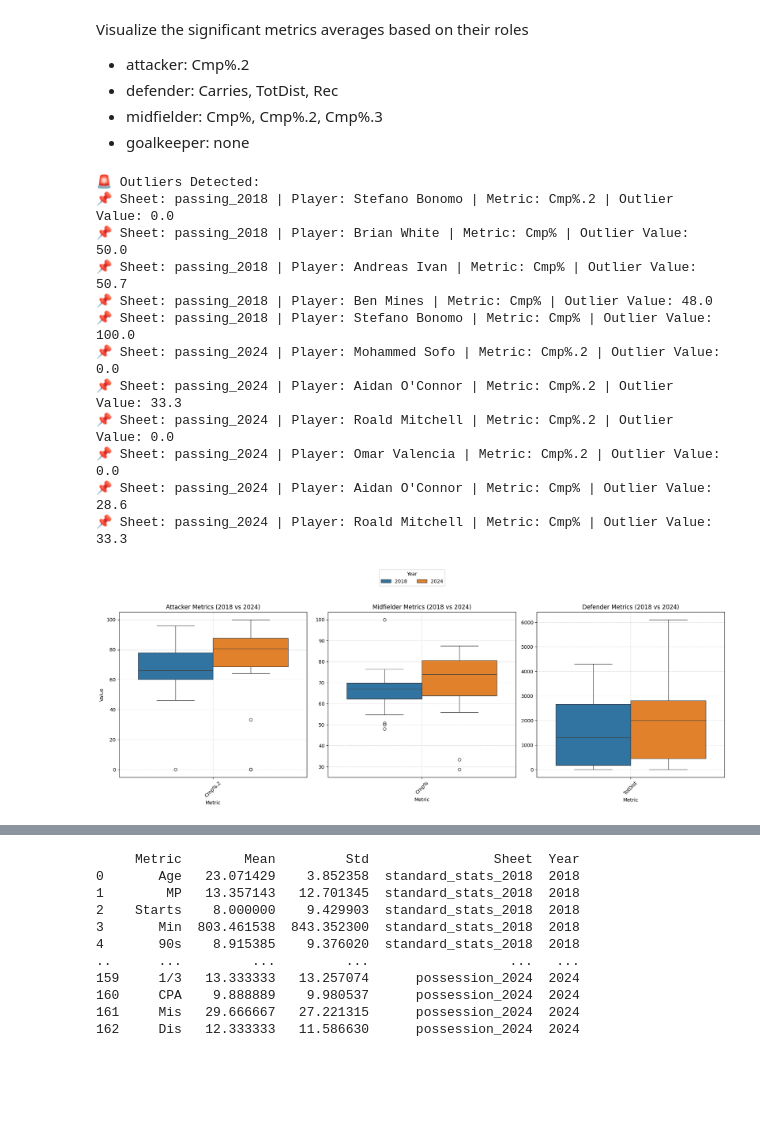
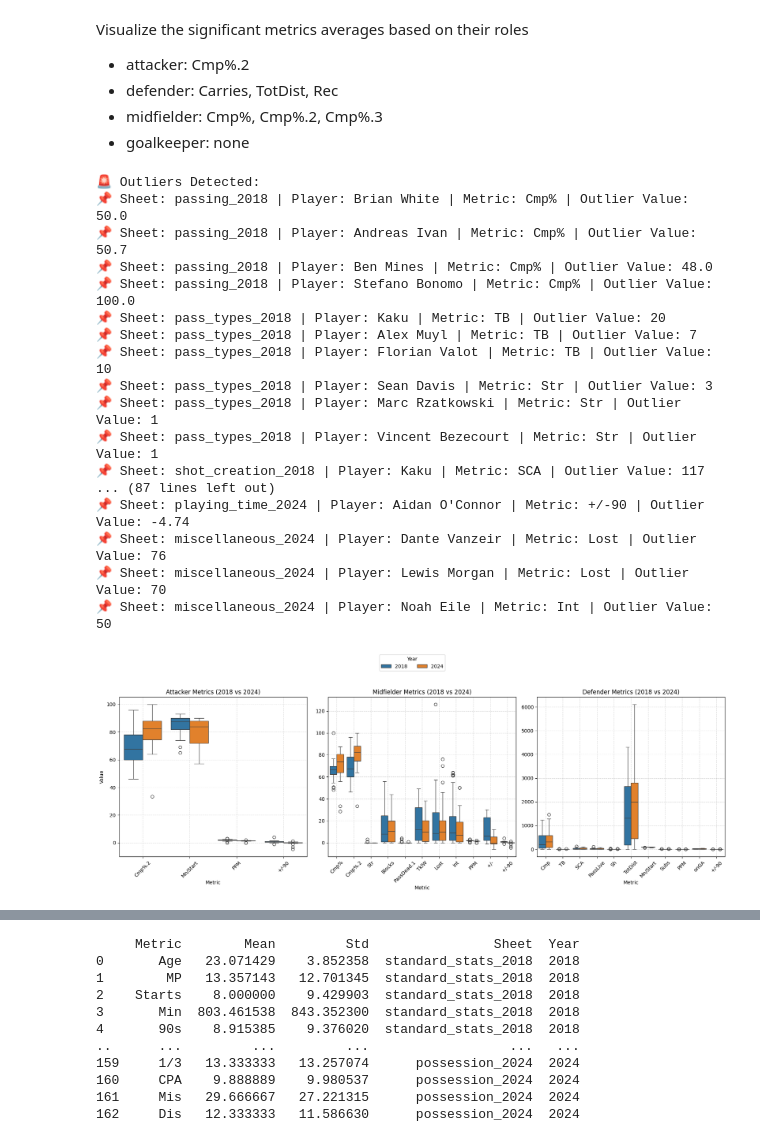
Before and after one commit to LouMeziere/Match-Performance-Analysis, a Jupyter notebook: analysis_roles.ipynb, the cells around one changed output, grey strips where cells are left out. Saved outputs shown, nothing was run; the diff lists cells and outputs as text; code cells hidden in the pictures; blank space fills up the shorter version.

Commit message:
performance graph /90

```diff
--- a/analysis_roles.ipynb
+++ b/analysis_roles.ipynb
@@ -140,7 +341,7 @@ general_stats_2018_cols = set(all_data.get("standard_stats_2018", pd.DataFrame()
 general_stats_2024_cols = set(all_data.get("standard_stats_2024", pd.DataFrame()).columns)
 
 # Drop Pos because it must be kept in all sheets
-general_stats_2018_cols = [col for col in general_stats_2024_cols if col not in {"Pos", "Player"}]
+general_stats_2018_cols = [col for col in general_stats_2018_cols if col not in {"Pos", "Player"}]
 general_stats_2024_cols = [col for col in general_stats_2024_cols if col not in {"Pos", "Player"}]
 
 print(general_stats_2018_cols)
@@ -567,18 +773,18 @@ Visualize the significant metrics averages based on their roles
 # %%
 # Role-based metrics selection
 role_metrics = {
-    "Defender": ["TotDist"],
-    "Midfielder": ["Cmp%"],
-    "Attacker": ["Cmp%.2"],
+    "Defender": ["TotDist", "Cmp", 'TB', 'SCA', 'PassLive', 'Sh', 'Mn/Start', 'Subs', 'PPM', 'onGA', "+/-90"],
+    "Midfielder": ["Cmp%", 'Cmp%.2', 'Str', 'Blocks', 'PassDead.1', 'TklW', 'Lost', 'Int', 'PPM', '+/-', '+/-90'],
+    "Attacker": ["Cmp%.2", 'Mn/Start', 'PPM', '+/-90', ],
     "Goalkeeper": []
 }
 
 # Relevant sheets per role
 role_sheets = {
-    "Attacker": ["standard_stats", "shooting", "possession", "passing"],
-    "Defender": ["standard_stats", "defensive_action", "possession"],
-    "Midfielder": ["standard_stats", "passing", "possession", "defensive_action"],
-    "Goalkeeper": ["standard_stats", "goalkeeping", "advanced_goalkeeping"]
+    "Attacker": ["standard_stats", "shooting", "possession", "passing", 'pass_types', 'shot_creation', 'playing_time', 'miscellaneous'],
+    "Defender": ["standard_stats", "defensive_action", "possession", 'pass_types', 'shot_creation', 'playing_time', 'miscellaneous'],
+    "Midfielder": ["standard_stats", "passing", "possession", "defensive_action", 'pass_types', 'shot_creation', 'playing_time', 'miscellaneous'],
+    "Goalkeeper": ["standard_stats", "goalkeeping", "advanced_goalkeeping", 'pass_types', 'shot_creation', 'playing_time', 'miscellaneous']
 }
 
 # Prepare data for box plots
@@ -657,38 +863,43 @@ custom_palette = {2018: "#1f77b4", 2024: "#ff7f0e"}  # Blue for 2018, Orange for
 for i, role in enumerate(roles_to_plot):
     role_df = boxplot_df[boxplot_df["Role"] == role]
 
     if not role_df.empty:
         sns.boxplot(
             x="Metric", y="Value", hue="Year", data=role_df, ax=axes[i], palette=custom_palette
         )
         axes[i].set_title(f"{role} Metrics (2018 vs 2024)")
         axes[i].set_xlabel("Metric")
         axes[i].set_ylabel("Value" if i == 0 else "")  # Only first plot shows Y-label
         axes[i].tick_params(axis='x', rotation=45)  # Rotate labels for readability
         axes[i].grid(True, linestyle="--", alpha=0.5)
 
 # Remove individual legends
 handles, labels = axes[0].get_legend_handles_labels()
 for ax in axes:
     ax.get_legend().remove()
 
 # Create a single legend outside the plot
 fig.legend(handles, labels, title="Year", loc="upper center", ncol=2, bbox_to_anchor=(0.5, 1.15))
 
 # Adjust layout
 plt.tight_layout()
 plt.show()
 # %% [output]
 🚨 Outliers Detected:
-📌 Sheet: passing_2018 | Player: Stefano Bonomo | Metric: Cmp%.2 | Outlier Value: 0.0
 📌 Sheet: passing_2018 | Player: Brian White | Metric: Cmp% | Outlier Value: 50.0
 📌 Sheet: passing_2018 | Player: Andreas Ivan | Metric: Cmp% | Outlier Value: 50.7
 📌 Sheet: passing_2018 | Player: Ben Mines | Metric: Cmp% | Outlier Value: 48.0
 📌 Sheet: passing_2018 | Player: Stefano Bonomo | Metric: Cmp% | Outlier Value: 100.0
-📌 Sheet: passing_2024 | Player: Mohammed Sofo | Metric: Cmp%.2 | Outlier Value: 0.0
-📌 Sheet: passing_2024 | Player: Aidan O'Connor | Metric: Cmp%.2 | Outlier Value: 33.3
-📌 Sheet: passing_2024 | Player: Roald Mitchell | Metric: Cmp%.2 | Outlier Value: 0.0
-📌 Sheet: passing_2024 | Player: Omar Valencia | Metric: Cmp%.2 | Outlier Value: 0.0
-📌 Sheet: passing_2024 | Player: Aidan O'Connor | Metric: Cmp% | Outlier Value: 28.6
-📌 Sheet: passing_2024 | Player: Roald Mitchell | Metric: Cmp% | Outlier Value: 33.3
+📌 Sheet: pass_types_2018 | Player: Kaku | Metric: TB | Outlier Value: 20
+📌 Sheet: pass_types_2018 | Player: Alex Muyl | Metric: TB | Outlier Value: 7
+📌 Sheet: pass_types_2018 | Player: Florian Valot | Metric: TB | Outlier Value: 10
+📌 Sheet: pass_types_2018 | Player: Sean Davis | Metric: Str | Outlier Value: 3
+📌 Sheet: pass_types_2018 | Player: Marc Rzatkowski | Metric: Str | Outlier Value: 1
+📌 Sheet: pass_types_2018 | Player: Vincent Bezecourt | Metric: Str | Outlier Value: 1
+📌 Sheet: shot_creation_2018 | Player: Kaku | Metric: SCA | Outlier Value: 117
+... (87 lines left out)
+📌 Sheet: playing_time_2024 | Player: Aidan O'Connor | Metric: +/-90 | Outlier Value: -4.74
+📌 Sheet: miscellaneous_2024 | Player: Dante Vanzeir | Metric: Lost | Outlier Value: 76
+📌 Sheet: miscellaneous_2024 | Player: Lewis Morgan | Metric: Lost | Outlier Value: 70
+📌 Sheet: miscellaneous_2024 | Player: Noah Eile | Metric: Int | Outlier Value: 50
-[figure, old version]
+[figure, new version]
```
Also changed, not shown: parts of 10 cells of this notebook, 7 other files.
